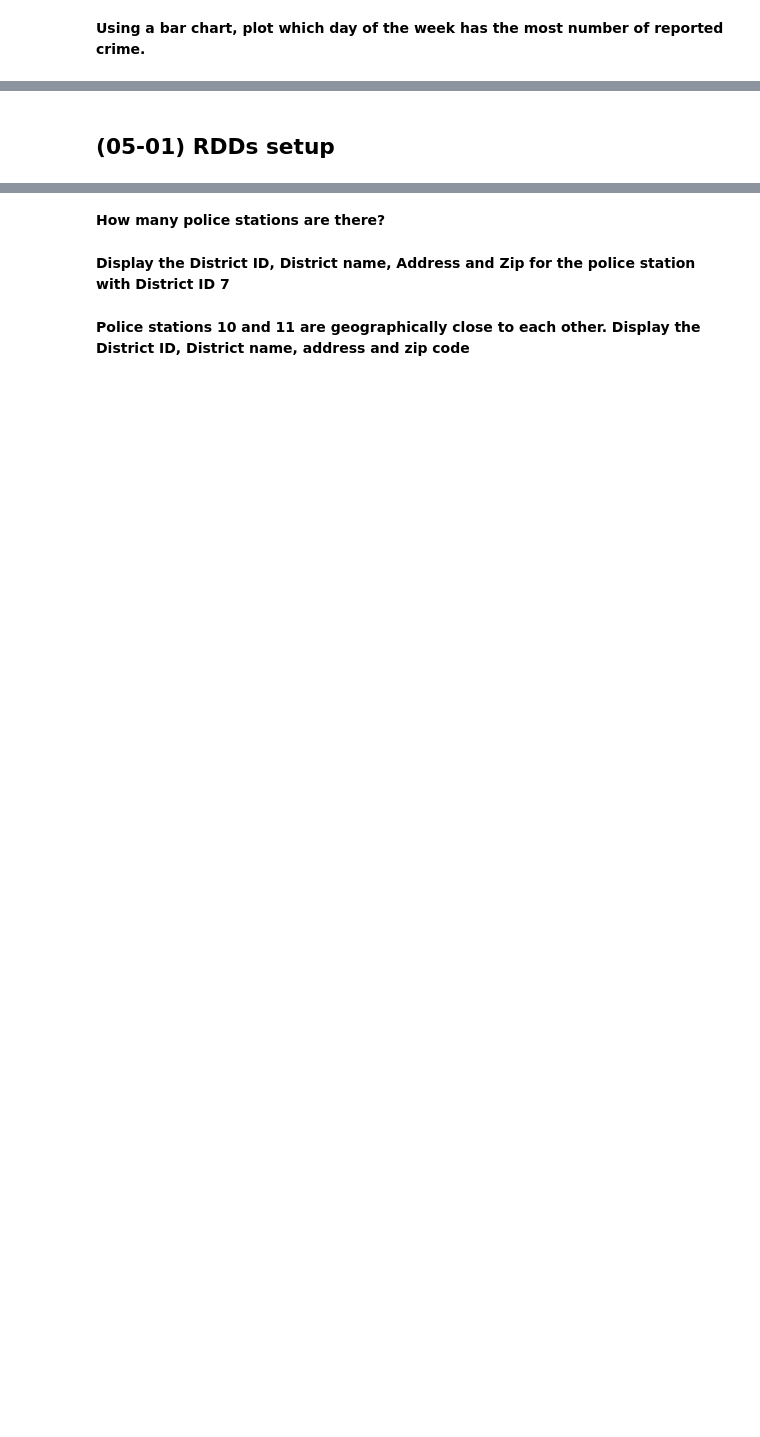
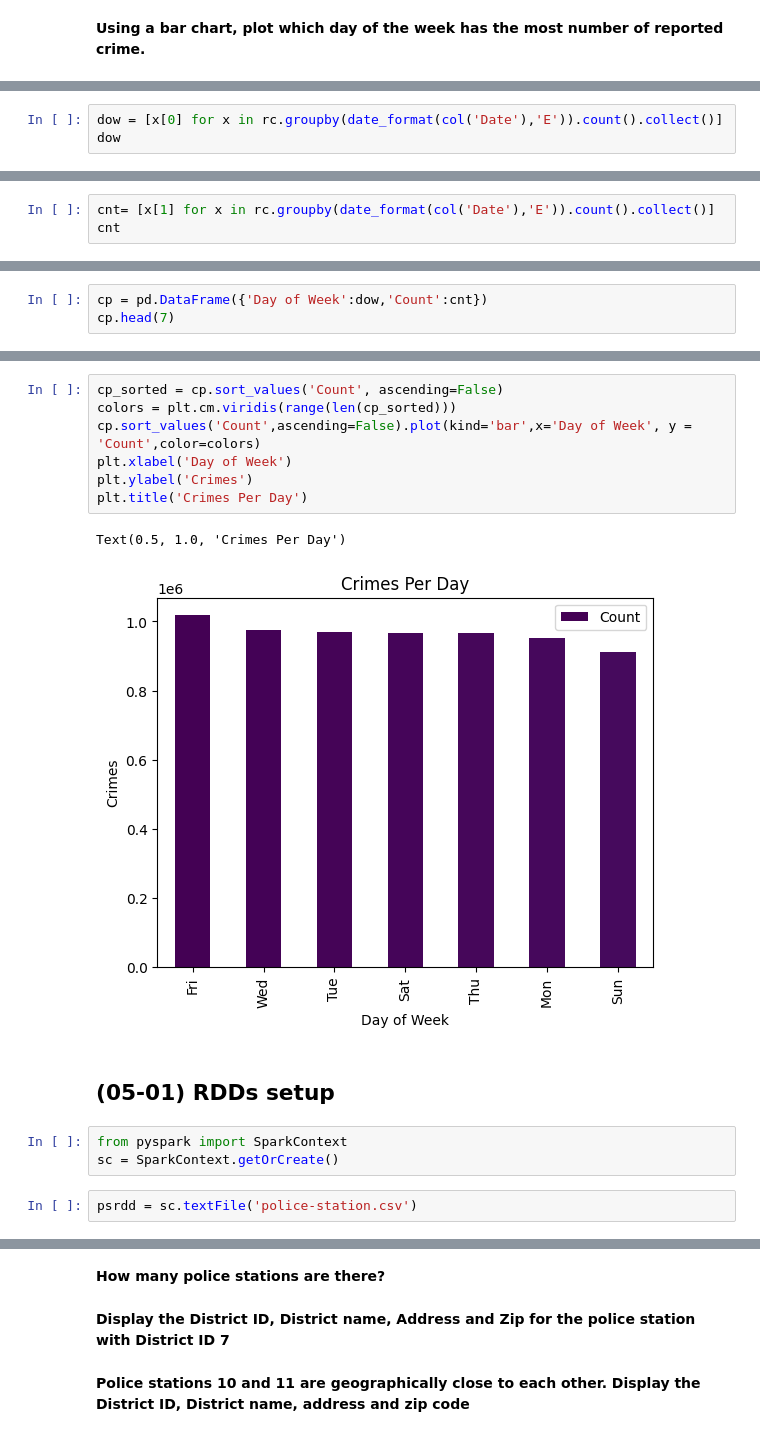
Before and after one commit to PranavS0712/colabnote, a Jupyter notebook: Apache_PySpark_by_Example.ipynb, the cells around one changed output, grey strips where cells are left out. Cells and saved outputs as stored; diff of their text form; blank space fills up the shorter version.

```diff
--- a/Apache_PySpark_by_Example.ipynb
+++ b/Apache_PySpark_by_Example.ipynb
@@ -513,0 +915,3 @@ print(sys.version)
+# %%
+dow = [x[0] for x in rc.groupby(date_format(col('Date'),'E')).count().collect()]
+dow
@@ -513,0 +920,3 @@ print(sys.version)
+# %%
+cnt= [x[1] for x in rc.groupby(date_format(col('Date'),'E')).count().collect()]
+cnt
@@ -513,0 +955,3 @@ print(sys.version)
+# %%
+cp = pd.DataFrame({'Day of Week':dow,'Count':cnt})
+cp.head(7)
@@ -514,2 +967,17 @@ print(sys.version)
+# %%
+cp_sorted = cp.sort_values('Count', ascending=False)
+colors = plt.cm.viridis(range(len(cp_sorted)))
+cp.sort_values('Count',ascending=False).plot(kind='bar',x='Day of Week', y = 'Count',color=colors)
+plt.xlabel('Day of Week')
+plt.ylabel('Crimes')
+plt.title('Crimes Per Day')
+# %% [output]
+Text(0.5, 1.0, 'Crimes Per Day')
+[figure, added]
 # %% [markdown]
 ## (05-01) RDDs setup
+# %%
+from pyspark import SparkContext
+sc = SparkContext.getOrCreate()
+# %%
+psrdd = sc.textFile('police-station.csv')
```
Also changed, not shown: parts of 39 cells of this notebook.
